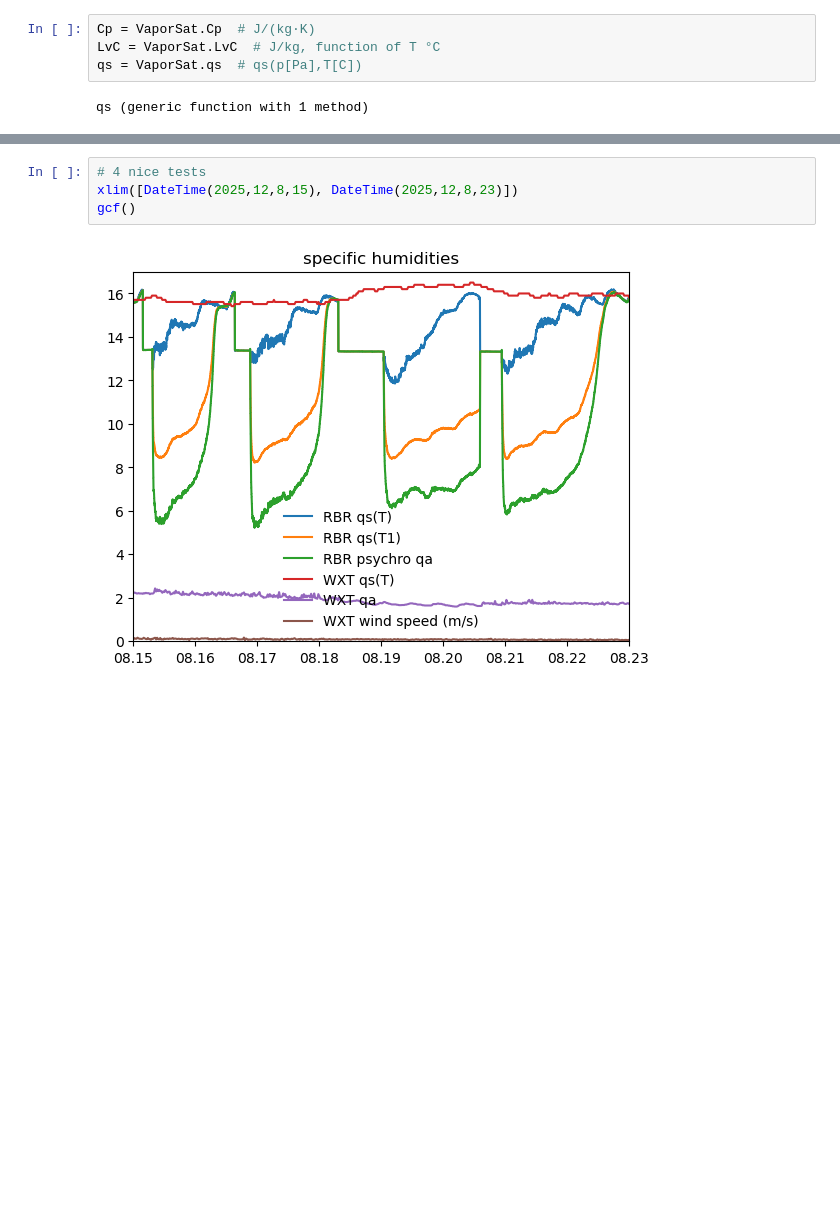
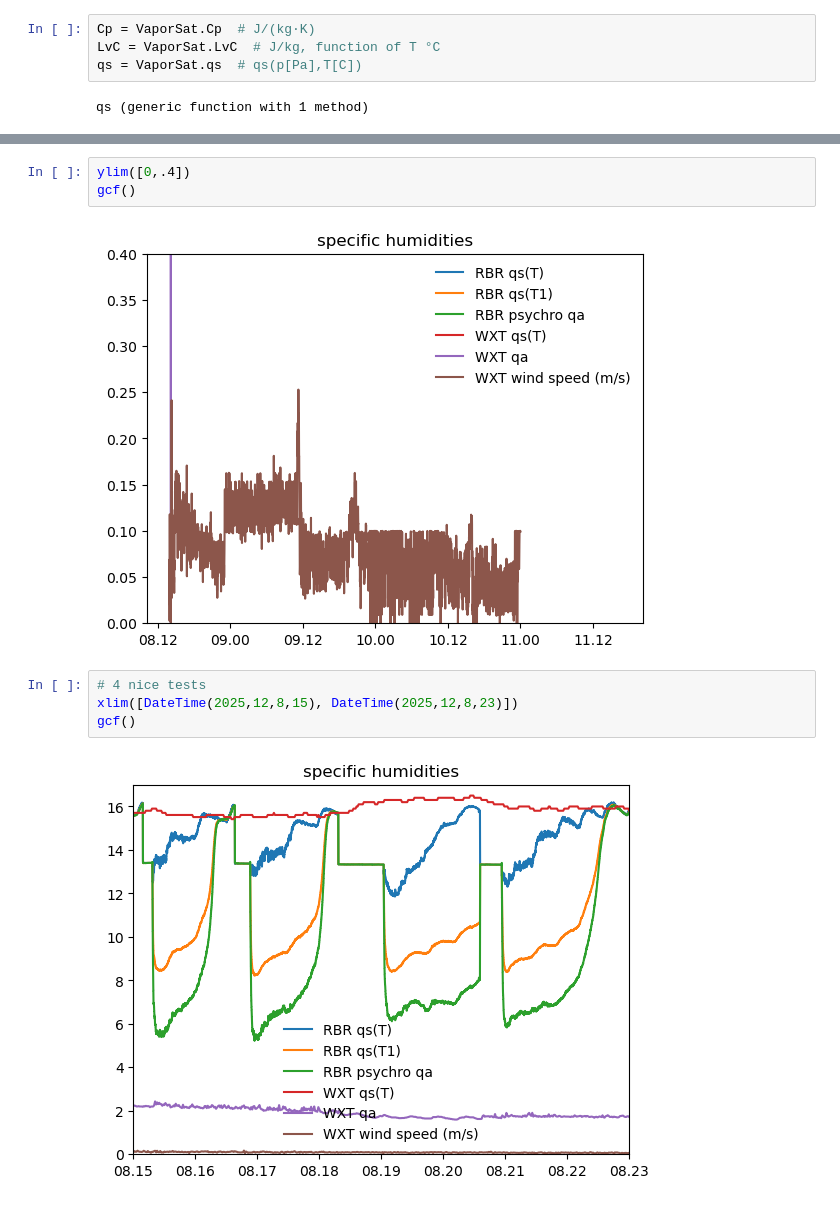
Before and after one commit to jtomfarrar/submersible_humidity_sensor, a Jupyter notebook: code/202512TankTest.ipynb, the cells around one changed output, grey strips where cells are left out. Cells and saved outputs as stored; diff of their text form; blank space fills up the shorter version.

```diff
--- a/code/202512TankTest.ipynb
+++ b/code/202512TankTest.ipynb
@@ -157,6 +197,11 @@ ax.xaxis.set_major_formatter(mdates.DateFormatter("%d.%H"))
 gcf()
 # %% [output]
 [figure]
+# %%
+ylim([0,.4])
+gcf()
+# %% [output]
+[figure, added]
 # %%
 # 4 nice tests
 xlim([DateTime(2025,12,8,15), DateTime(2025,12,8,23)])
```
Also changed, not shown: parts of 6 cells of this notebook.
